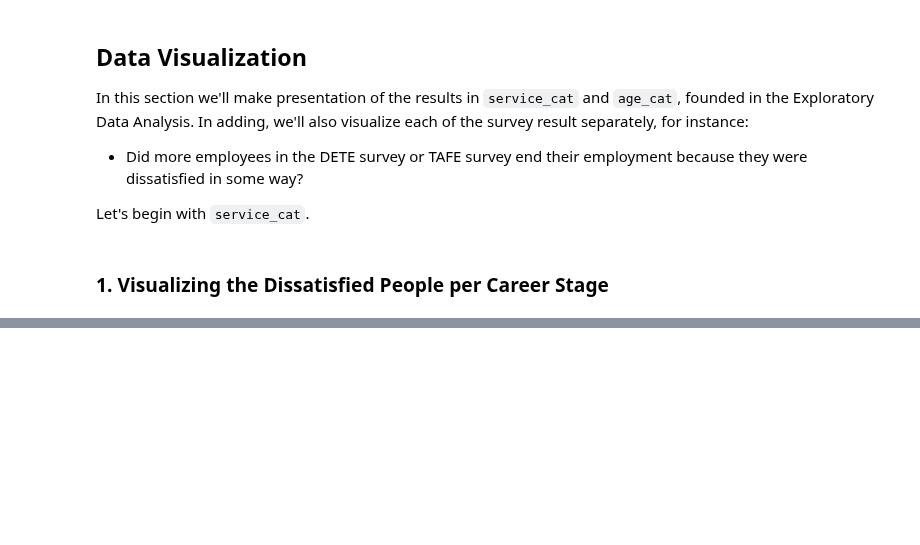
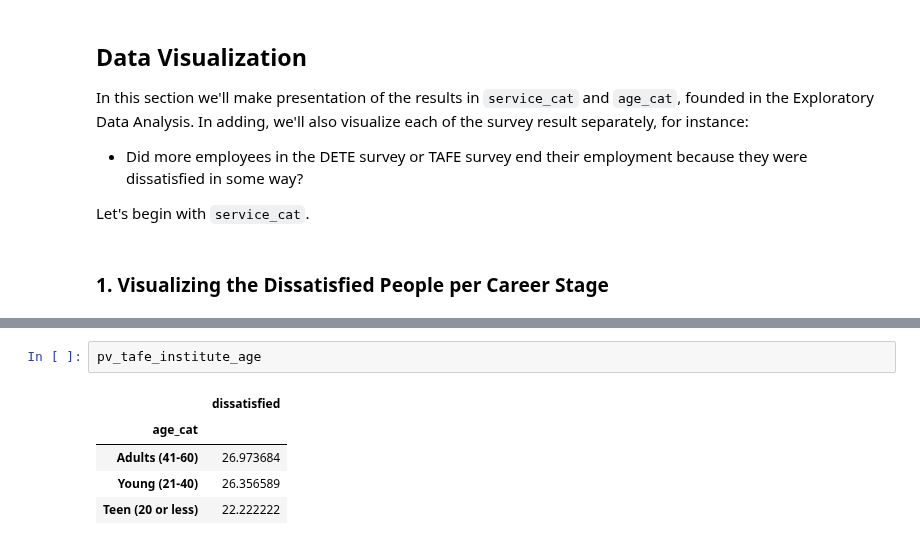
Before and after one commit to MuhammadAwon/datascience-projects, a Jupyter notebook: Projects/clean-and-analyze-employee-exit-surveys/clean-and-analyze-employee-exit-surveys.ipynb, the cells around one changed output, grey strips where cells are left out. Drawn from its saved outputs; the diff is of its cells as text; blank space fills up the shorter version.

```diff
--- a/Projects/clean-and-analyze-employee-exit-surveys/clean-and-analyze-employee-exit-surveys.ipynb
+++ b/Projects/clean-and-analyze-employee-exit-surveys/clean-and-analyze-employee-exit-surveys.ipynb
@@ -1430,0 +1583,8 @@ plt.show()
+# %%
+pv_tafe_institute_age
+# %% [output]
+|  | dissatisfied |
+| age_cat |  |
+| Adults (41-60) | 26.973684 |
+| Young (21-40) | 26.356589 |
+| Teen (20 or less) | 22.222222 |
```
Also changed, not shown: parts of 8 cells of this notebook.
